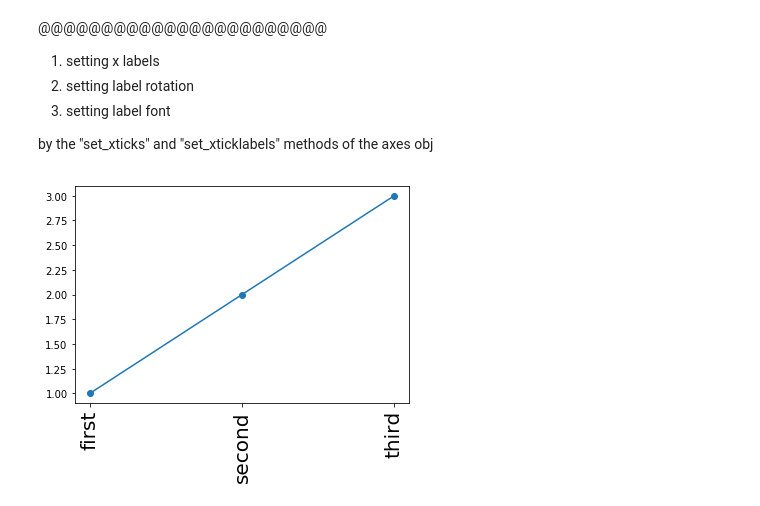
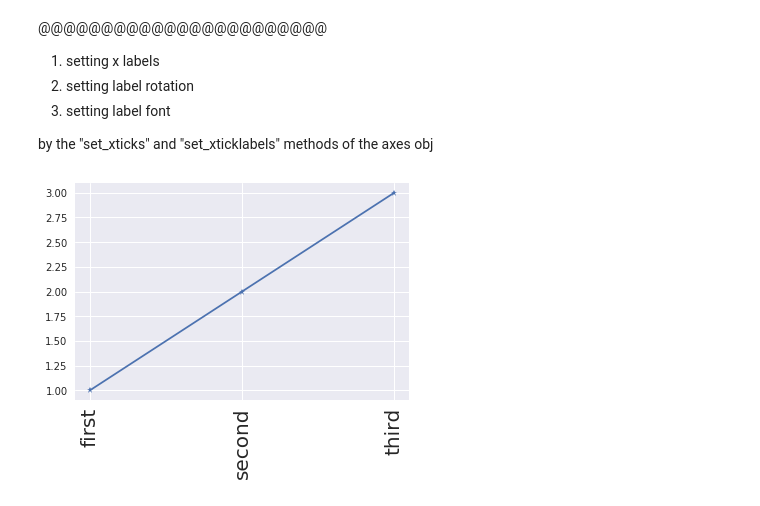
Before and after one commit to babinyurii/cheet_sheets, a Jupyter notebook: matplotlib_cheet_sheet.ipynb, the cells around one changed output. Saved outputs shown, nothing was run; the diff lists cells and outputs as text; code cells hidden in the pictures.

```diff
--- a/matplotlib_cheet_sheet.ipynb
+++ b/matplotlib_cheet_sheet.ipynb
@@ -2,4 +2,6 @@
 import matplotlib.pyplot as plt
 import seaborn as sns
 import pandas as pd
+import numpy as np
+sns.set()
 # %% [markdown]
@@ -37,14 +60,14 @@ by the "set_xticks" and "set_xticklabels" methods of the axes obj
 # %%
 fig1 = plt.figure()
 ax = plt.axes()  # <<<< ax obj
 
 labels = ["first", "second", "third"] # <<< labels are stored in here
 
-plt.plot(range(1,4), range(1,4), marker="o")
+plt.plot(range(1,4), range(1,4), marker="*")
 
 ax.set_xticks([1,2,3]) # <<<<< setting numbers of ticks
 ax.set_xticklabels(labels, rotation="vertical", fontsize="20") # <<<< setting labels, rotation and font
 
 plt.show()
 # %% [output]
-[figure, old version]
+[figure, new version]
```
Also changed, not shown: parts of 12 cells of this notebook.
